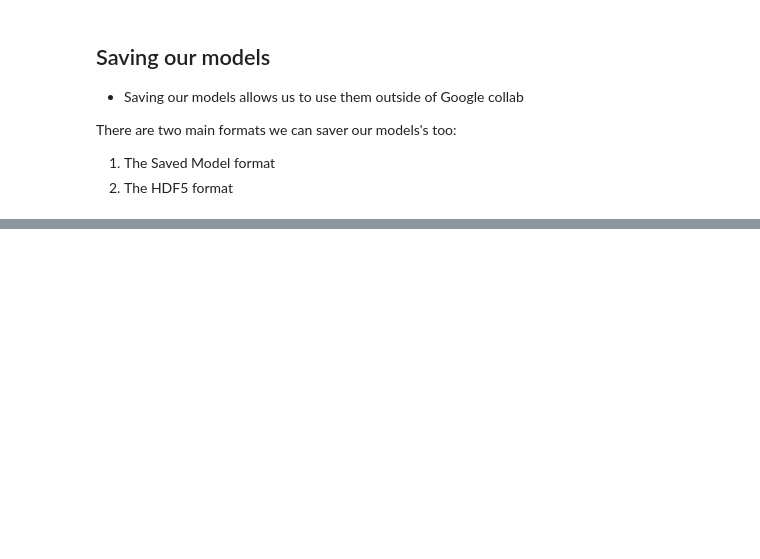
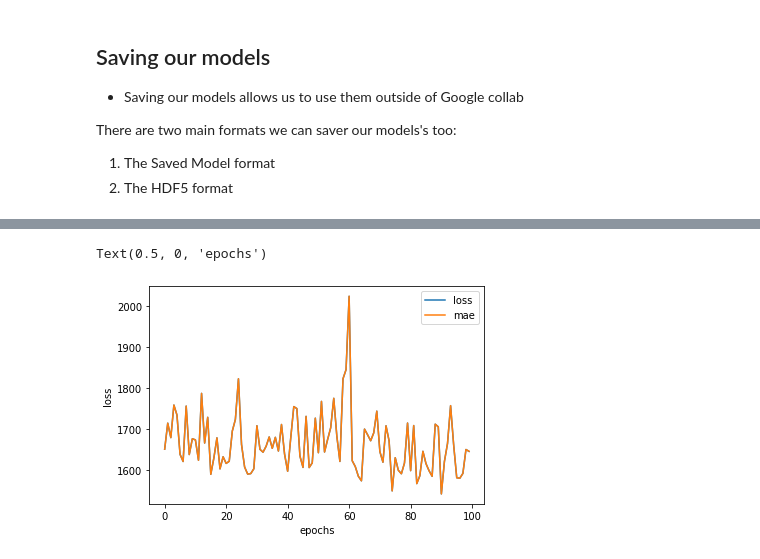
Before and after one commit to AC-Pyre/Tensorflow_fundamentals, a Jupyter notebook: 01_neural_network_regression_class.ipynb, the cells around one changed output, grey strips where cells are left out. Drawn from its saved outputs; the diff is of its cells as text; code cells hidden in the pictures; blank space fills up the shorter version.

```diff
--- a/01_neural_network_regression_class.ipynb
+++ b/01_neural_network_regression_class.ipynb
@@ -704,0 +616,4 @@ INFO:tensorflow:Assets written to: best_model_HDF5_format.H5/assets
+# %%
+# Create x & y values (features and labels)
+x = insurance_one_hot.drop("charges", axis=1) # dropping the charges column to isolate indipendent variables
+y = insurance_one_hot["charges"] # the charges column wil be the outcome variable
@@ -704,0 +623,5 @@ INFO:tensorflow:Assets written to: best_model_HDF5_format.H5/assets
+# %%
+# Create training and test sets
+from sklearn.model_selection import train_test_split
+x_train, x_test, y_train, y_test = train_test_split(x, y, test_size=0.2, random_state=42)
+len(x), len(x_train), len(x_test)
@@ -704,0 +768,8 @@ INFO:tensorflow:Assets written to: best_model_HDF5_format.H5/assets
+# %%
+import pandas as pd
+import matplotlib.pyplot as plt
+import tensorflow as tf
+
+# Read in the insurance dataframe
+insurance = pd.read_csv("https://raw.githubusercontent.com/stedy/Machine-Learning-with-R-datasets/master/insurance.csv")
+insurance
@@ -704,0 +840,19 @@ INFO:tensorflow:Assets written to: best_model_HDF5_format.H5/assets
+# %%
+# Build a neural network model to fit on our normalized data
+# set seed
+tf.random.set_seed(42)
+
+#1. Create the model
+insurance_model_6 = tf.keras.Sequential([
+  tf.keras.layers.Dense(100),
+  tf.keras.layers.Dense(10),
+  tf.keras.layers.Dense(1)
+])
+
+# 2. Compile the model
+insurance_model_6.compile(loss=tf.keras.losses.mae,
+                          optimizer=tf.keras.optimizers.Adam(),
+                          metrics=["mae"])
+
+# 3. Fit the model
+history_6 = insurance_model_4.fit(X_train_normal, y_train, epochs=100)
@@ -704,0 +881,8 @@ INFO:tensorflow:Assets written to: best_model_HDF5_format.H5/assets
+# %%
+# Plot history (also known as a loss curve or a training curve)
+pd.DataFrame(history_6.history).plot()
+plt.ylabel('loss')
+plt.xlabel('epochs')
+# %% [output]
+Text(0.5, 0, 'epochs')
+[figure, added]
```
Also changed, not shown: parts of 70 cells of this notebook.
